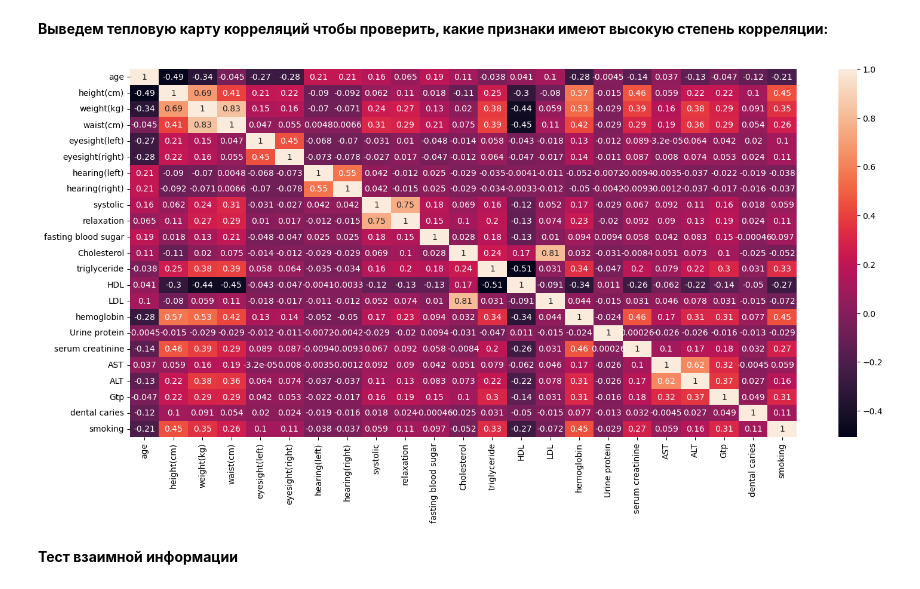
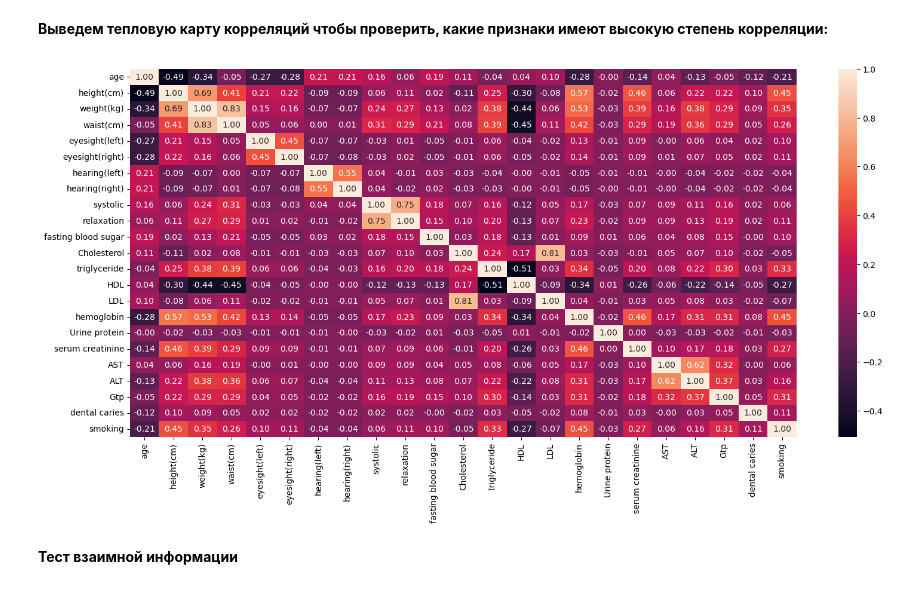
Before and after one commit to VesAnit/Binary_smokers, a Jupyter notebook: Binary_smokers_V_23_11.ipynb, the cells around one changed output. Drawn from its saved outputs; the diff is of its cells as text; code cells hidden in the pictures.

```diff
--- a/Binary_smokers_V_23_11.ipynb
+++ b/Binary_smokers_V_23_11.ipynb
@@ -169,9 +188,9 @@ y_train = df['smoking']
 #
 #alpha = 0.01  # Уровень значимости
 #
-df_united_test = X_train.copy()
-df_united_test['smoking'] = y_train.reset_index(drop=True)
-print(df_united_test['smoking'].head())
+# df_united_test = X_train.copy()
+# df_united_test['smoking'] = y_train.reset_index(drop=True)
+# print(df_united_test['smoking'].head())
 #
 #
 #relevant_features = []
@@ -209,10 +220,11 @@ Name: smoking, dtype: int64
 **Выведем тепловую карту корреляций чтобы проверить, какие признаки имеют высокую степень корреляции:**
 # %%
 plt.figure(figsize=(18,8))
-sns.heatmap(df_united_test.corr(), annot=True)
+sns.heatmap(df_united_test.corr(), annot=True, fmt=".2f")
+plt.savefig('corr.jpg', bbox_inches='tight', pad_inches=0.1, dpi=600)
 None
 # %% [output]
-[figure, old version]
+[figure, new version]
 # %% [markdown]
 **Тест взаимной информации**
 # %% [markdown]
```
Also changed, not shown: parts of 60 cells of this notebook, 10 other files.
